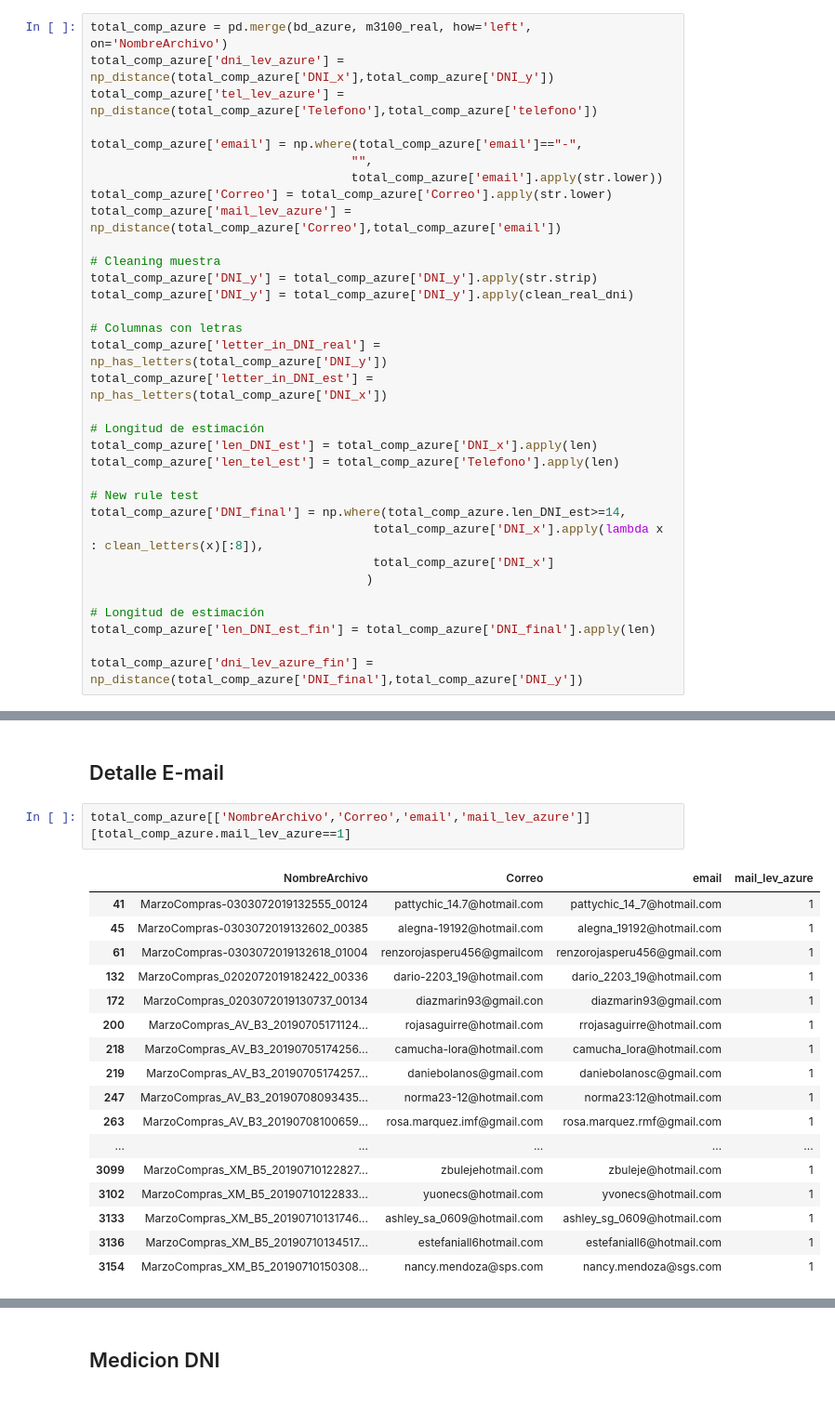
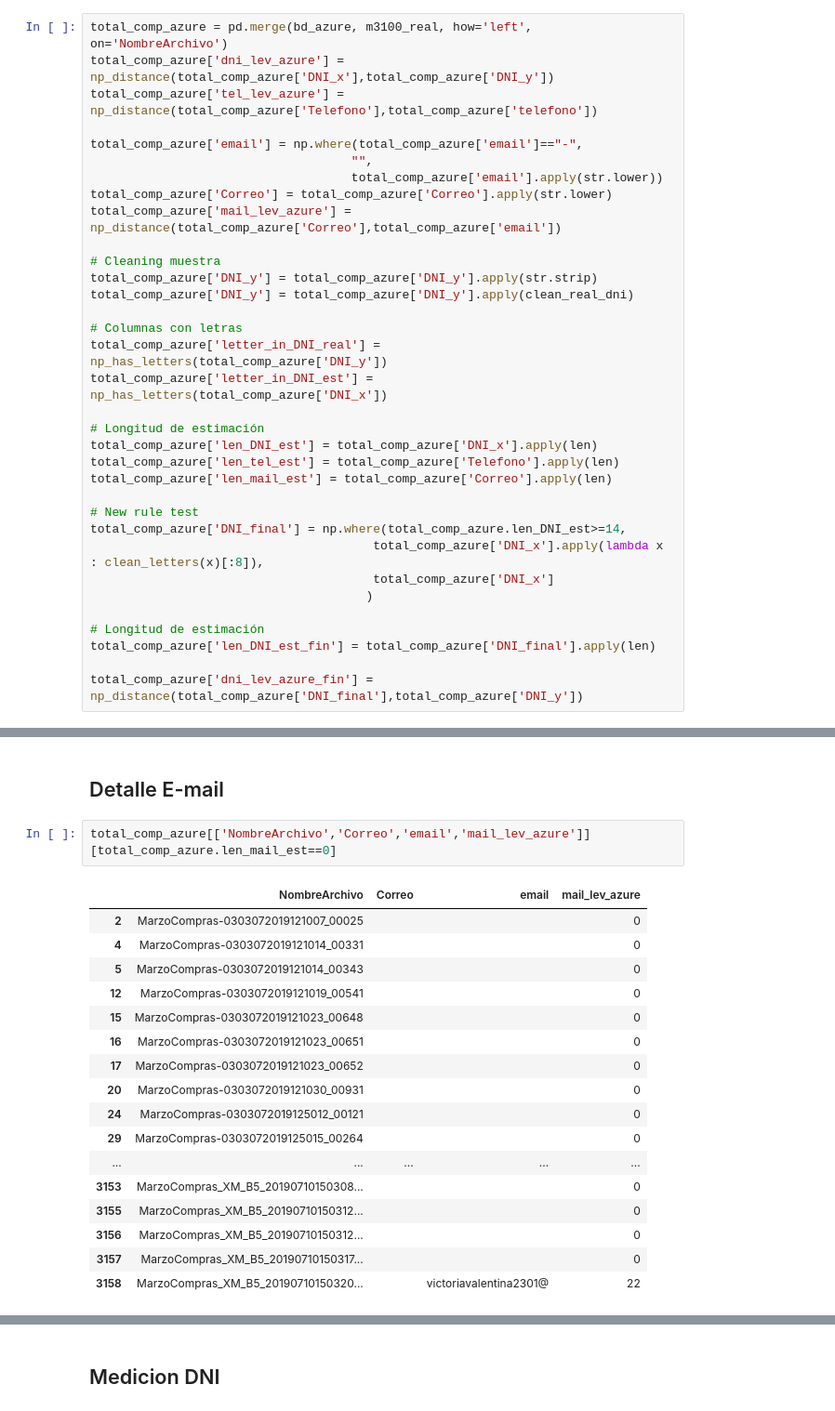
Before and after one commit to hvcdrake/handwrittenExtractor, a Jupyter notebook: notebooks_flow/AzureComparing.ipynb, the cells around one changed output, grey strips where cells are left out. Shown: that part at 93% size. Saved outputs shown, nothing was run; the diff lists cells and outputs as text.

```diff
--- a/notebooks_flow/AzureComparing.ipynb
+++ b/notebooks_flow/AzureComparing.ipynb
@@ -111,6 +111,7 @@ total_comp_azure['letter_in_DNI_est'] = np_has_letters(total_comp_azure['DNI_x']
 # Longitud de estimación
 total_comp_azure['len_DNI_est'] = total_comp_azure['DNI_x'].apply(len)
 total_comp_azure['len_tel_est'] = total_comp_azure['Telefono'].apply(len)
+total_comp_azure['len_mail_est'] = total_comp_azure['Correo'].apply(len)
 
 # New rule test
 total_comp_azure['DNI_final'] = np.where(total_comp_azure.len_DNI_est>=14,
@@ -207,22 +208,22 @@ total_comp_azure[['NombreArchivo','Telefono','telefono','tel_lev_azure']][total_
 # %% [markdown]
 ## Detalle E-mail
 # %%
-total_comp_azure[['NombreArchivo','Correo','email','mail_lev_azure']][total_comp_azure.mail_lev_azure==1]
+total_comp_azure[['NombreArchivo','Correo','email','mail_lev_azure']][total_comp_azure.len_mail_est==0]
 # %% [output]
 |  | NombreArchivo | Correo | email | mail_lev_azure |
-| 41 | MarzoCompras-0303072019132555_00124 | pattychic_14.7@hotmail.com | pattychic_14_7@hotmail.com | 1 |
-| 45 | MarzoCompras-0303072019132602_00385 | alegna-19192@hotmail.com | alegna_19192@hotmail.com | 1 |
-| 61 | MarzoCompras-0303072019132618_01004 | renzorojasperu456@gmailcom | renzorojasperu456@gmail.com | 1 |
-| 132 | MarzoCompras_0202072019182422_00336 | dario-2203_19@hotmail.com | dario_2203_19@hotmail.com | 1 |
-| 172 | MarzoCompras_0203072019130737_00134 | diazmarin93@gmail.con | diazmarin93@gmail.com | 1 |
-| 200 | MarzoCompras_AV_B3_20190705171124... | rojasaguirre@hotmail.com | rrojasaguirre@hotmail.com | 1 |
-| 218 | MarzoCompras_AV_B3_20190705174256... | camucha-lora@hotmail.com | camucha_lora@hotmail.com | 1 |
-| 219 | MarzoCompras_AV_B3_20190705174257... | daniebolanos@gmail.com | daniebolanosc@gmail.com | 1 |
-| 247 | MarzoCompras_AV_B3_20190708093435... | norma23-12@hotmail.com | norma23:12@hotmail.com | 1 |
-| 263 | MarzoCompras_AV_B3_20190708100659... | rosa.marquez.imf@gmail.com | rosa.marquez.rmf@gmail.com | 1 |
+| 2 | MarzoCompras-0303072019121007_00025 |  |  | 0 |
+| 4 | MarzoCompras-0303072019121014_00331 |  |  | 0 |
+| 5 | MarzoCompras-0303072019121014_00343 |  |  | 0 |
+| 12 | MarzoCompras-0303072019121019_00541 |  |  | 0 |
+| 15 | MarzoCompras-0303072019121023_00648 |  |  | 0 |
+| 16 | MarzoCompras-0303072019121023_00651 |  |  | 0 |
+| 17 | MarzoCompras-0303072019121023_00652 |  |  | 0 |
+| 20 | MarzoCompras-0303072019121030_00931 |  |  | 0 |
+| 24 | MarzoCompras-0303072019125012_00121 |  |  | 0 |
+| 29 | MarzoCompras-0303072019125015_00264 |  |  | 0 |
 | ... | ... | ... | ... | ... |
-| 3099 | MarzoCompras_XM_B5_20190710122827... | zbulejehotmail.com | zbuleje@hotmail.com | 1 |
-| 3102 | MarzoCompras_XM_B5_20190710122833... | yuonecs@hotmail.com | yvonecs@hotmail.com | 1 |
-| 3133 | MarzoCompras_XM_B5_20190710131746... | ashley_sa_0609@hotmail.com | ashley_sg_0609@hotmail.com | 1 |
-| 3136 | MarzoCompras_XM_B5_20190710134517... | estefaniall6hotmail.com | estefaniall6@hotmail.com | 1 |
-| 3154 | MarzoCompras_XM_B5_20190710150308... | nancy.mendoza@sps.com | nancy.mendoza@sgs.com | 1 |
+| 3153 | MarzoCompras_XM_B5_20190710150308... |  |  | 0 |
+| 3155 | MarzoCompras_XM_B5_20190710150312... |  |  | 0 |
+| 3156 | MarzoCompras_XM_B5_20190710150312... |  |  | 0 |
+| 3157 | MarzoCompras_XM_B5_20190710150317... |  |  | 0 |
+| 3158 | MarzoCompras_XM_B5_20190710150320... |  | victoriavalentina2301@ | 22 |
```
Also changed, not shown: parts of 2 cells of this notebook, 2 other files.
